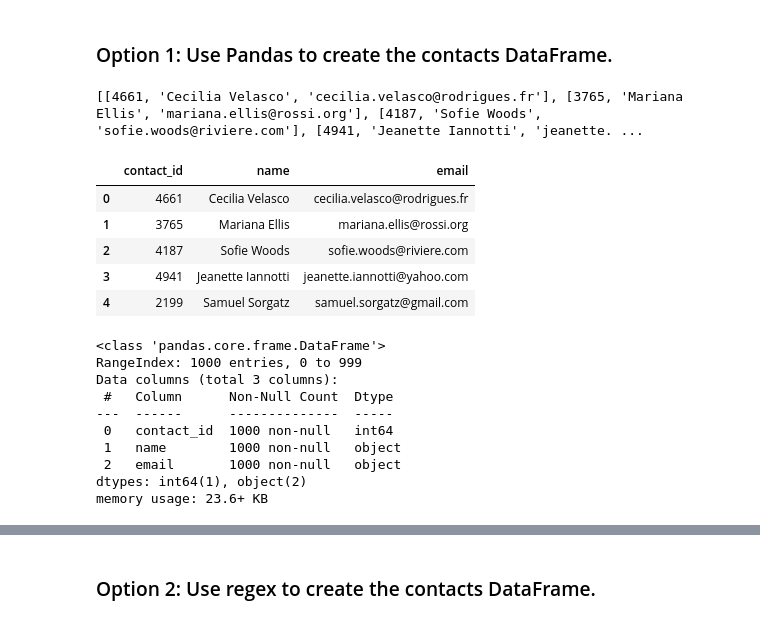
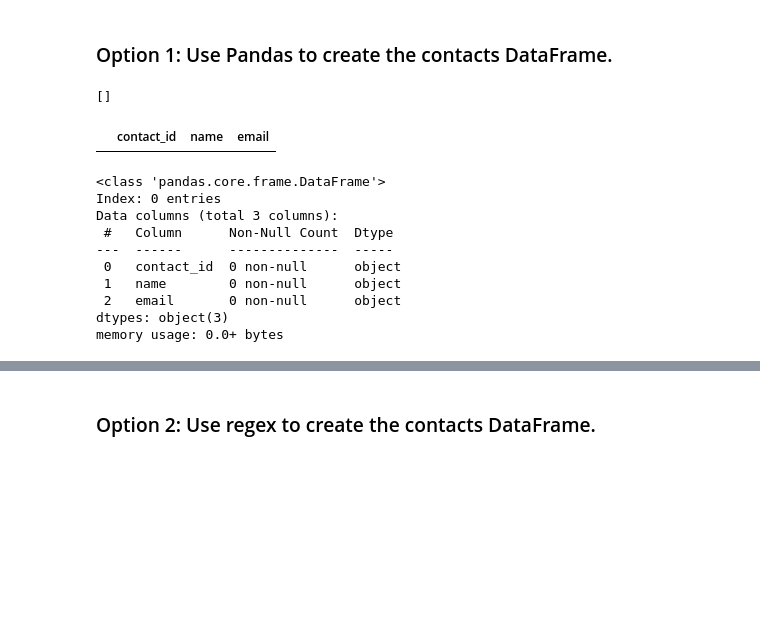
Before and after one commit to jaigupta30/Crowdfunding_ETL, a Jupyter notebook: ETL_Mini_Project_Starter_Code.ipynb, the cells around one changed output, grey strips where cells are left out. Saved outputs shown, nothing was run; the diff lists cells and outputs as text; code cells hidden in the pictures; blank space fills up the shorter version.

```diff
--- a/ETL_Mini_Project_Starter_Code.ipynb
+++ b/ETL_Mini_Project_Starter_Code.ipynb
@@ -323,35 +323,43 @@ Then export the DataFrame as a `contacts.csv` CSV file.
 # %%
 # Iterate through the contact_info_df and convert each row to a dictionary.
 import json
+
 dict_values = []
+
+for i, row in contact_info_df.iterrows():
+    data = row[0]
+    converted_data = json.loads(data)
+    # Iterate through each dictionary (row) and get the values for each row using list comprehension.
+    row_values =[v for k, v in converted_data.items()]
+    # Append the list of values for each row to a list.
+    dict_values.append(row_values)
 
 
 # Print out the list of values for each row.
 print(dict_values)
 # %% [output]
-[[4661, 'Cecilia Velasco', 'cecilia.velasco@rodrigues.fr'], [3765, 'Mariana Ellis', 'mariana.ellis@rossi.org'], [4187, 'Sofie Woods', 'sofie.woods@riviere.com'], [4941, 'Jeanette Iannotti', 'jeanette. ...
+[]
 # %%
 # Create a contact_info DataFrame and add each list of values, i.e., each row
 # to the 'contact_id', 'name', 'email' columns.
+columns=['contact_id', 'name', 'email']
+contact_info_df=pd.DataFrame(dict_values , columns=columns)
+contact_info_df.head()
 # %% [output]
 |  | contact_id | name | email |
-| 0 | 4661 | Cecilia Velasco | cecilia.velasco@rodrigues.fr |
-| 1 | 3765 | Mariana Ellis | mariana.ellis@rossi.org |
-| 2 | 4187 | Sofie Woods | sofie.woods@riviere.com |
-| 3 | 4941 | Jeanette Iannotti | jeanette.iannotti@yahoo.com |
-| 4 | 2199 | Samuel Sorgatz | samuel.sorgatz@gmail.com |
 # %%
 # Check the datatypes.
+contact_info_df.info()
 # %% [output]
 <class 'pandas.core.frame.DataFrame'>
-RangeIndex: 1000 entries, 0 to 999
+Index: 0 entries
 Data columns (total 3 columns):
  #   Column      Non-Null Count  Dtype
 ---  ------      --------------  -----
- 0   contact_id  1000 non-null   int64
- 1   name        1000 non-null   object
- 2   email       1000 non-null   object
-dtypes: int64(1), object(2)
-memory usage: 23.6+ KB
+ 0   contact_id  0 non-null      object
+ 1   name        0 non-null      object
+ 2   email       0 non-null      object
+dtypes: object(3)
+memory usage: 0.0+ bytes
 # %%
 # Create a "first"name" and "last_name" column with the first and last names from the "name" column.
```
Also changed, not shown: parts of 15 cells of this notebook, 1 other file.
